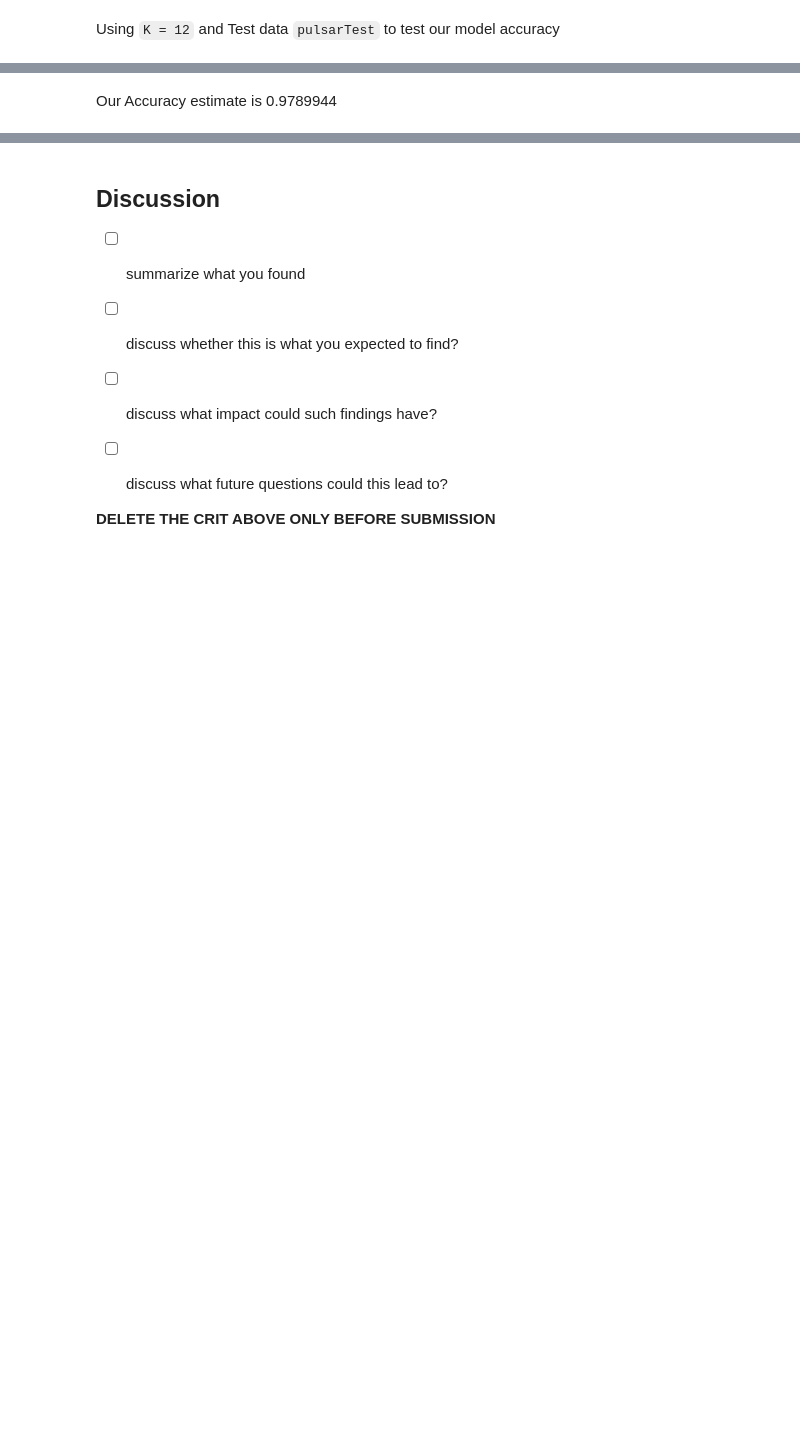
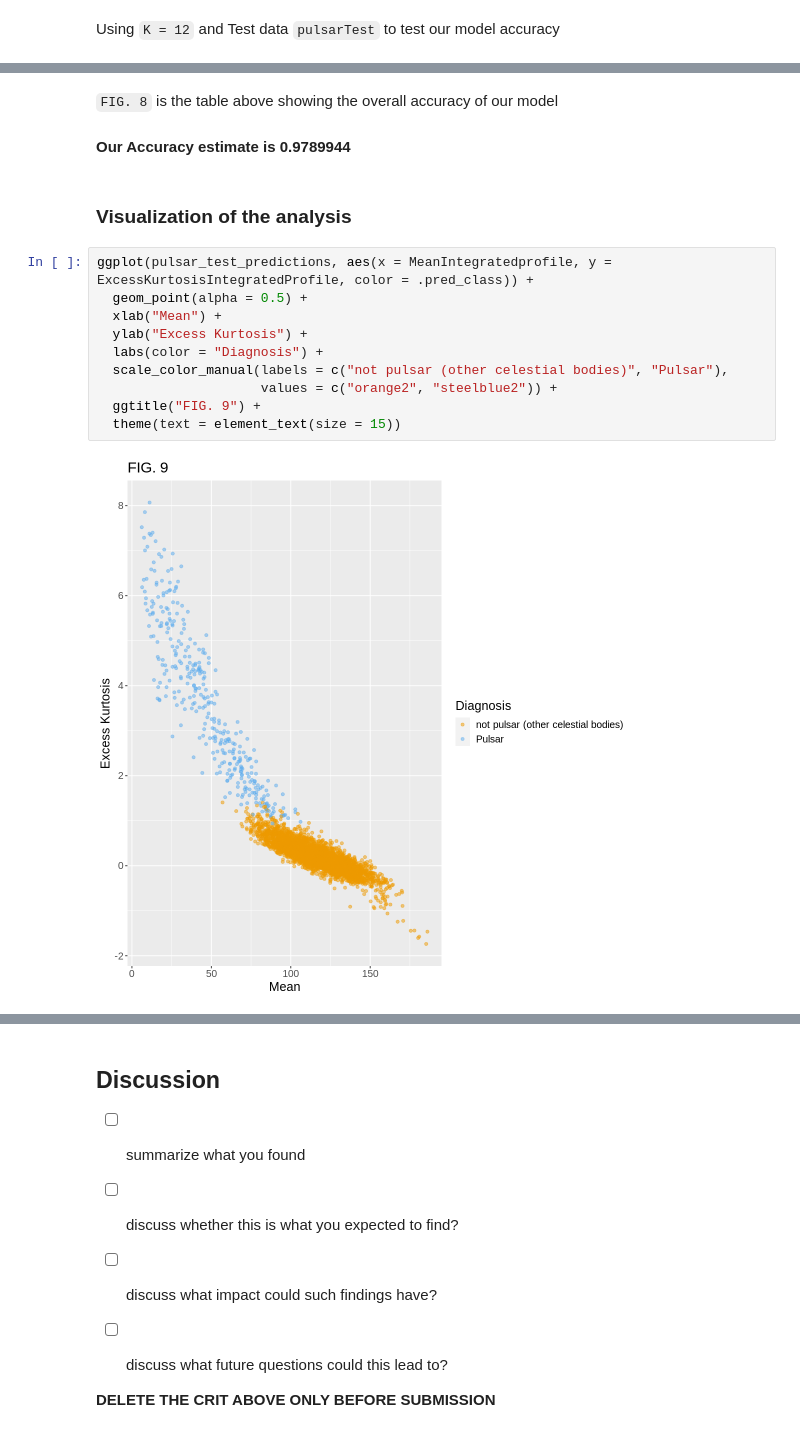
Before and after one commit to redradman/DSCI100Project, a Jupyter notebook: FinalSubmission.ipynb, the cells around one changed output, grey strips where cells are left out. Cells and saved outputs as stored; diff of their text form; blank space fills up the shorter version.

```diff
--- a/FinalSubmission.ipynb
+++ b/FinalSubmission.ipynb
@@ -297,2 +292,18 @@ A tibble: 1 × 3
+# %% [markdown]
+`FIG. 8` is the table above showing the overall accuracy of our model
 # %% [markdown]
-Our Accuracy estimate is 0.9789944
+**Our Accuracy estimate is 0.9789944**
+# %% [markdown]
+### Visualization of the analysis
+# %%
+ggplot(pulsar_test_predictions, aes(x = MeanIntegratedprofile, y = ExcessKurtosisIntegratedProfile, color = .pred_class)) +
+  geom_point(alpha = 0.5) +
+  xlab("Mean") +
+  ylab("Excess Kurtosis") +
+  labs(color = "Diagnosis") +
+  scale_color_manual(labels = c("not pulsar (other celestial bodies)", "Pulsar"),
+                     values = c("orange2", "steelblue2")) +
+  ggtitle("FIG. 9") +
+  theme(text = element_text(size = 15))
+# %% [output]
+[figure, added]
```
Also changed, not shown: parts of 33 cells of this notebook.
